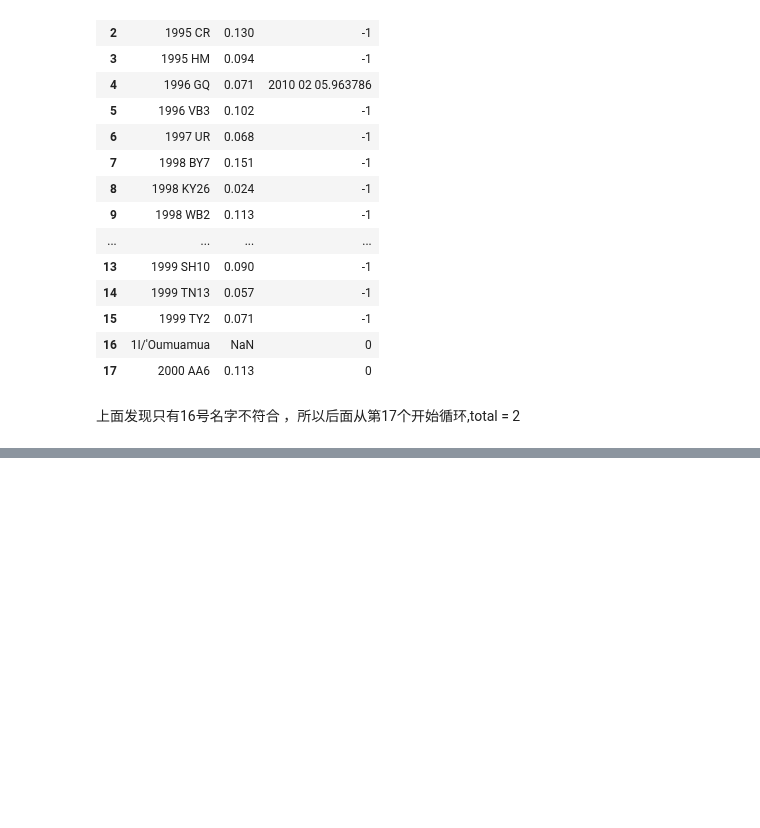
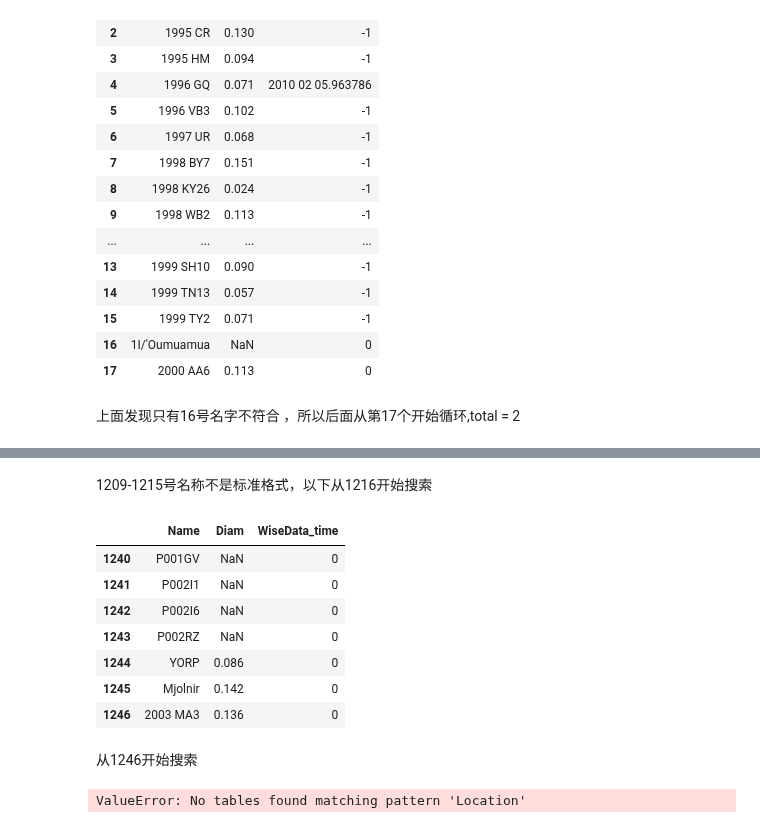
Before and after one commit to AstroHHQ/learngit, a Jupyter notebook: iausearch.ipynb, the cells around one changed output, grey strips where cells are left out. Saved outputs shown, nothing was run; the diff lists cells and outputs as text; code cells hidden in the pictures; blank space fills up the shorter version.

```diff
--- a/iausearch.ipynb
+++ b/iausearch.ipynb
@@ -125,0 +148,44 @@ mp_name
+# %% [markdown]
+1209-1215号名称不是标准格式，以下从1216开始搜索
+# %%
+mp_name.loc[1240:1246]
+# %% [output]
+|  | Name | Diam | WiseData_time |
+| 1240 | P001GV | NaN | 0 |
+| 1241 | P002I1 | NaN | 0 |
+| 1242 | P002I6 | NaN | 0 |
+| 1243 | P002RZ | NaN | 0 |
+| 1244 | YORP | 0.086 | 0 |
+| 1245 | Mjolnir | 0.142 | 0 |
+| 1246 | 2003 MA3 | 0.136 | 0 |
+# %% [markdown]
+从1246开始搜索
+# %%
+lenMp = len(mp_name)
+total = 0
+for i in tqdm(range(1246,lenMp)):
+   if i%20==0:time.sleep(1)
+   name = mp_name['Name'][i]
+   name = name.replace(' ','+')
+   #get url from mpc
+   url = f'https://minorplanetcenter.net/db_search/show_object?utf8=%E2%9C%93&object_id={name}'
+   head ={
+      'User-Agent':'Mozilla/5.0 (X11; Ubuntu; Linux x86_64; rv:94.0) Gecko/20100101 Firefox/94.0'
+   }
+   resp = rq.get(url,headers=head)
+   #get html table
+   mptable = pd.read_html(resp.text,match='Location')
+   df = mptable[0]
+   #is there wise data?
+   dfyes = df[df['Location']=='C51 – WISE']
+   if len(dfyes)>=1:
+      dfout = dfyes["Date (UT)"]
+      total = total + 1
+      #get 1st date
+      mp_name['WiseData_time'][i] = dfout[dfout.index[0]]
+   else:
+      mp_name['WiseData_time'][i] = -1
+print(f'{total} wise data in {lenMp}')
+mp_name
+# %% [output]
+ValueError: No tables found matching pattern 'Location'
```
Also changed, not shown: parts of 7 cells of this notebook, 1 other file.
